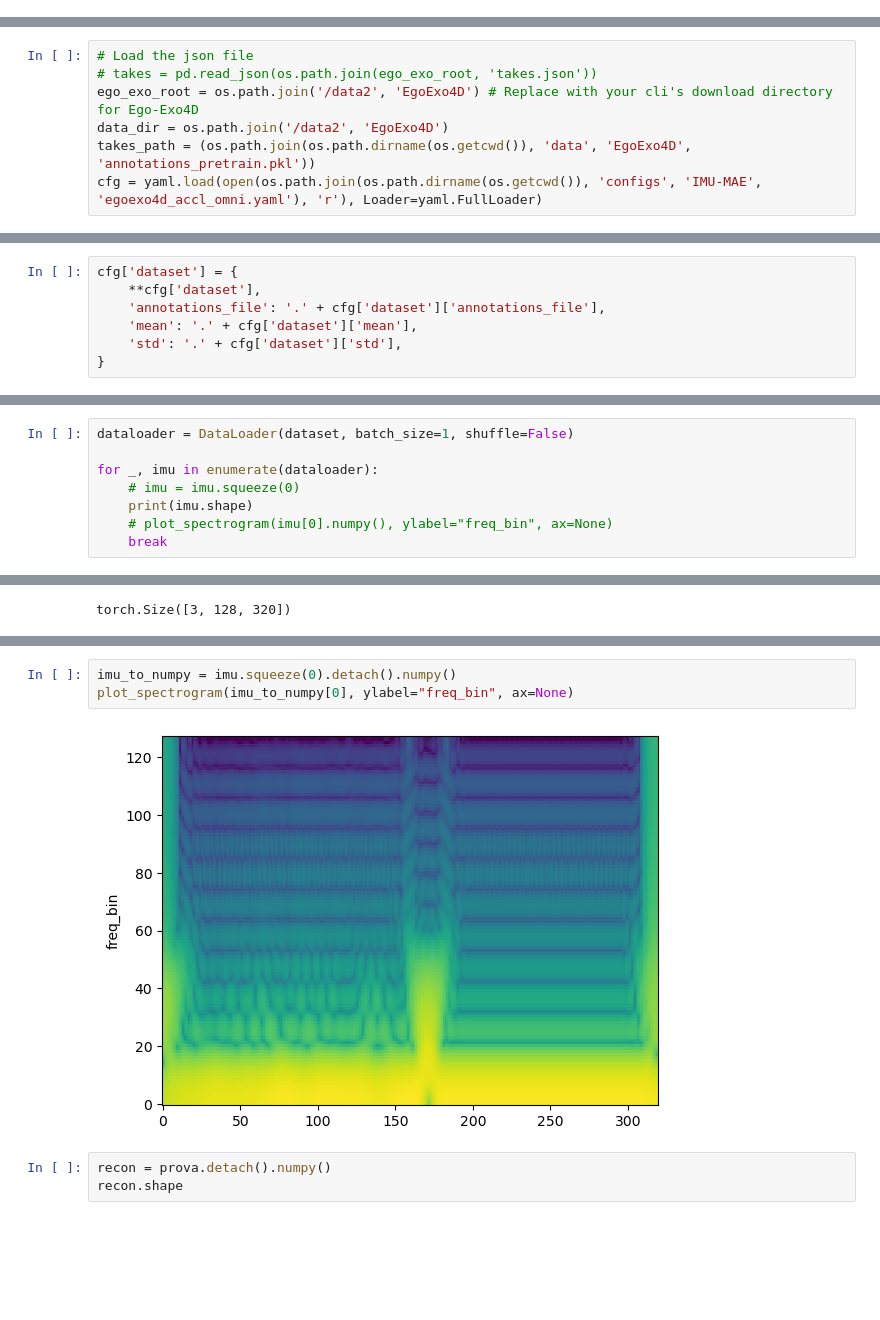
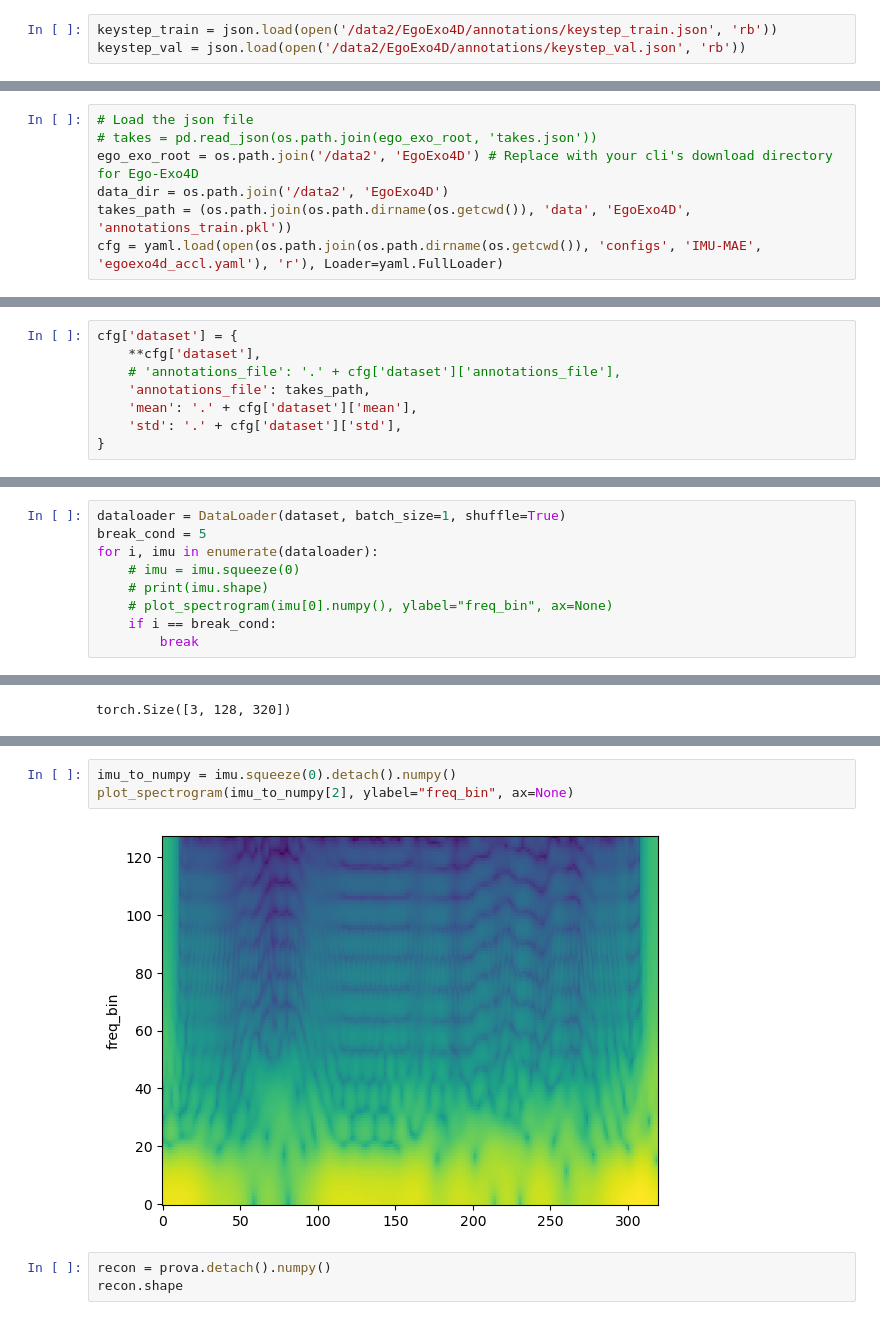
Before and after one commit to amir-goudarzi/IMU_testing, a Jupyter notebook: notebooks/egoexo4d.ipynb, the cells around one changed output, grey strips where cells are left out. Saved outputs shown, nothing was run; the diff lists cells and outputs as text; blank space fills up the shorter version.

```diff
--- a/notebooks/egoexo4d.ipynb
+++ b/notebooks/egoexo4d.ipynb
@@ -384,0 +387,3 @@ frame_skip
+# %%
+keystep_train = json.load(open('/data2/EgoExo4D/annotations/keystep_train.json', 'rb'))
+keystep_val = json.load(open('/data2/EgoExo4D/annotations/keystep_val.json', 'rb'))
@@ -769,8 +818,8 @@ from audiomae_ft import load_model
 # takes = pd.read_json(os.path.join(ego_exo_root, 'takes.json'))
 ego_exo_root = os.path.join('/data2', 'EgoExo4D') # Replace with your cli's download directory for Ego-Exo4D
 data_dir = os.path.join('/data2', 'EgoExo4D')
-takes_path = (os.path.join(os.path.dirname(os.getcwd()), 'data', 'EgoExo4D', 'annotations_pretrain.pkl'))
-cfg = yaml.load(open(os.path.join(os.path.dirname(os.getcwd()), 'configs', 'IMU-MAE', 'egoexo4d_accl_omni.yaml'), 'r'), Loader=yaml.FullLoader)
+takes_path = (os.path.join(os.path.dirname(os.getcwd()), 'data', 'EgoExo4D', 'annotations_train.pkl'))
+cfg = yaml.load(open(os.path.join(os.path.dirname(os.getcwd()), 'configs', 'IMU-MAE', 'egoexo4d_accl.yaml'), 'r'), Loader=yaml.FullLoader)
 # %%
 SPECGRAM_PARAMS = {
     'window_size': 2,
@@ -795,7 +848,8 @@ cfg['dataset']
 # %%
 cfg['dataset'] = {
     **cfg['dataset'],
-    'annotations_file': '.' + cfg['dataset']['annotations_file'],
+    # 'annotations_file': '.' + cfg['dataset']['annotations_file'],
+    'annotations_file': takes_path,
     'mean': '.' + cfg['dataset']['mean'],
     'std': '.' + cfg['dataset']['std'],
 }
@@ -819,8 +886,9 @@ dataset = make_dataset(
 # %%
-dataloader = DataLoader(dataset, batch_size=1, shuffle=False)
-
-for _, imu in enumerate(dataloader):
+dataloader = DataLoader(dataset, batch_size=1, shuffle=True)
+break_cond = 5
+for i, imu in enumerate(dataloader):
     # imu = imu.squeeze(0)
-    print(imu.shape)
+    # print(imu.shape)
     # plot_spectrogram(imu[0].numpy(), ylabel="freq_bin", ax=None)
-    break
+    if i == break_cond:
+        break
@@ -875,8 +940,8 @@ plot_spectrogram(prova[0].detach().numpy(), ylabel="freq_bin", ax=None)
 # %%
 imu_to_numpy = imu.squeeze(0).detach().numpy()
-plot_spectrogram(imu_to_numpy[0], ylabel="freq_bin", ax=None)
+plot_spectrogram(imu_to_numpy[2], ylabel="freq_bin", ax=None)
 # %% [output]
-[figure, old version]
+[figure, new version]
 # %%
 recon = prova.detach().numpy()
 recon.shape
```
Also changed, not shown: parts of 32 cells of this notebook, 15 other files.
